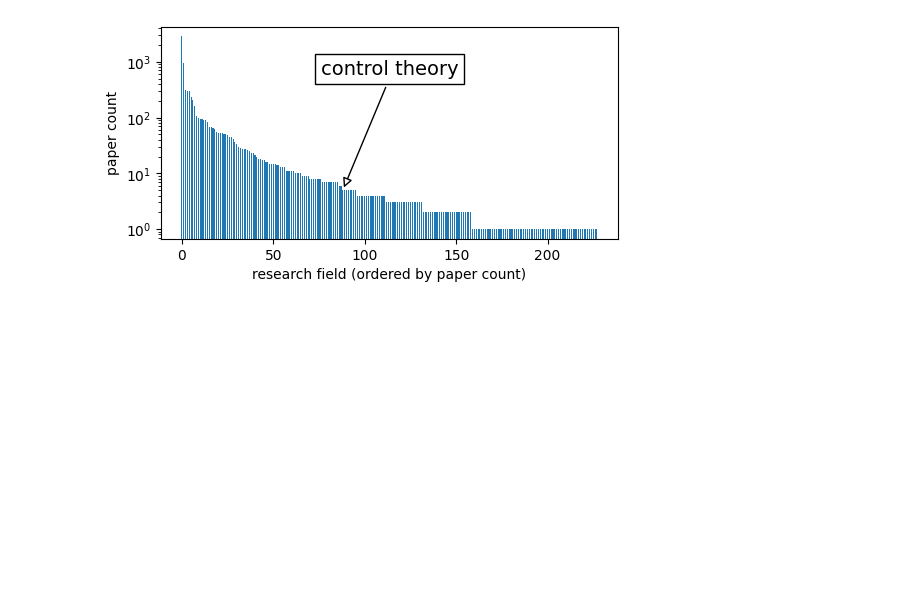
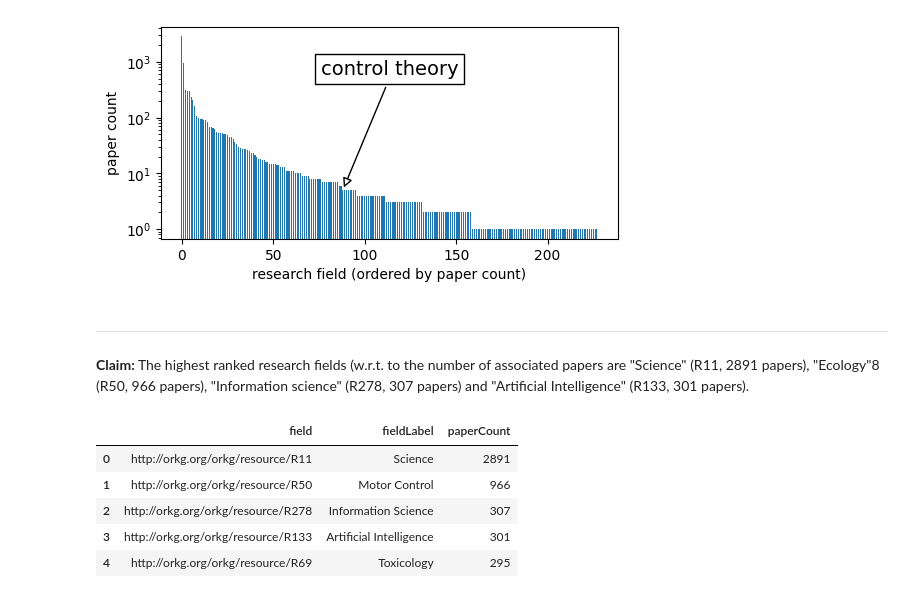
Before and after one commit to ackrep-org/orkg-interaction, a Jupyter notebook: orkg-statements.ipynb, the cells around one changed output. Cells and saved outputs as stored; diff of their text form; code cells hidden in the pictures; blank space fills up the shorter version.

```diff
--- a/orkg-statements.ipynb
+++ b/orkg-statements.ipynb
@@ -344,3 +344,17 @@ ann = ax.annotate("control theory",
 plt.show()
 # %% [output]
 [figure]
+# %% [markdown]
+---
+
+**Claim:**  The highest ranked research fields (w.r.t. to the number of associated papers are "Science" (R11, 2891 papers), "Ecology"8 (R50, 966 papers), "Information science" (R278, 307 papers) and "Artificial
+Intelligence" (R133, 301 papers).
+# %%
+df[:5]
+# %% [output]
+|  | field | fieldLabel | paperCount |
+| 0 | http://orkg.org/orkg/resource/R11 | Science | 2891 |
+| 1 | http://orkg.org/orkg/resource/R50 | Motor Control | 966 |
+| 2 | http://orkg.org/orkg/resource/R278 | Information Science | 307 |
+| 3 | http://orkg.org/orkg/resource/R133 | Artificial Intelligence | 301 |
+| 4 | http://orkg.org/orkg/resource/R69 | Toxicology | 295 |
```
Also changed, not shown: parts of 32 cells of this notebook.
